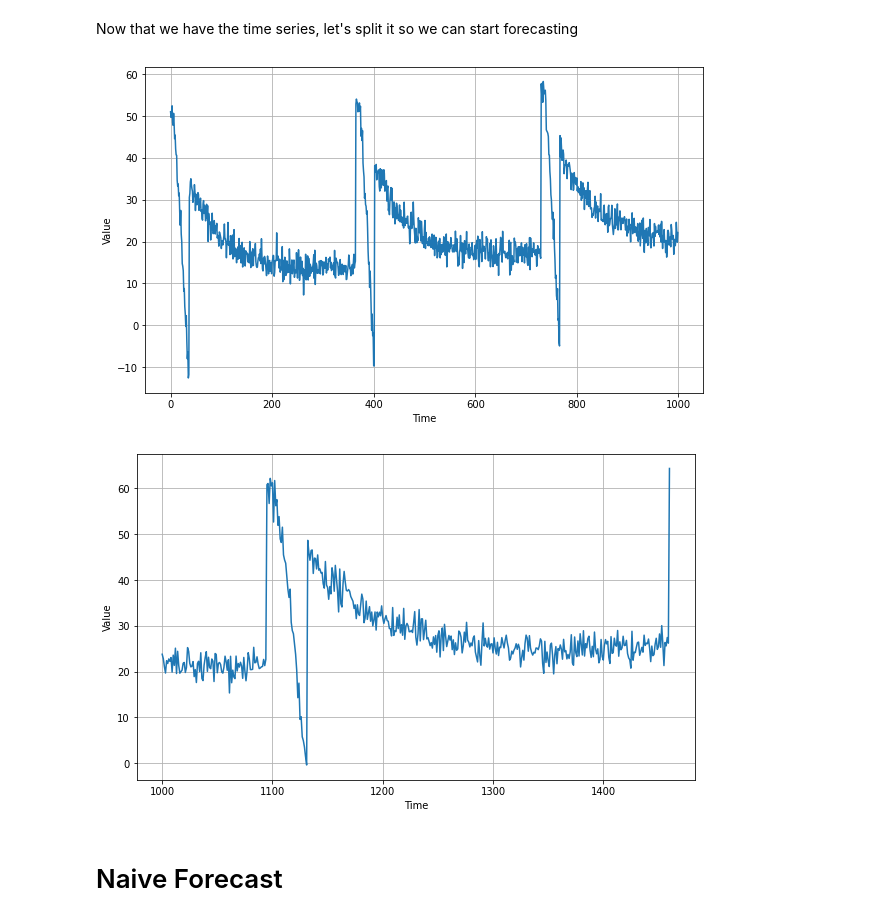
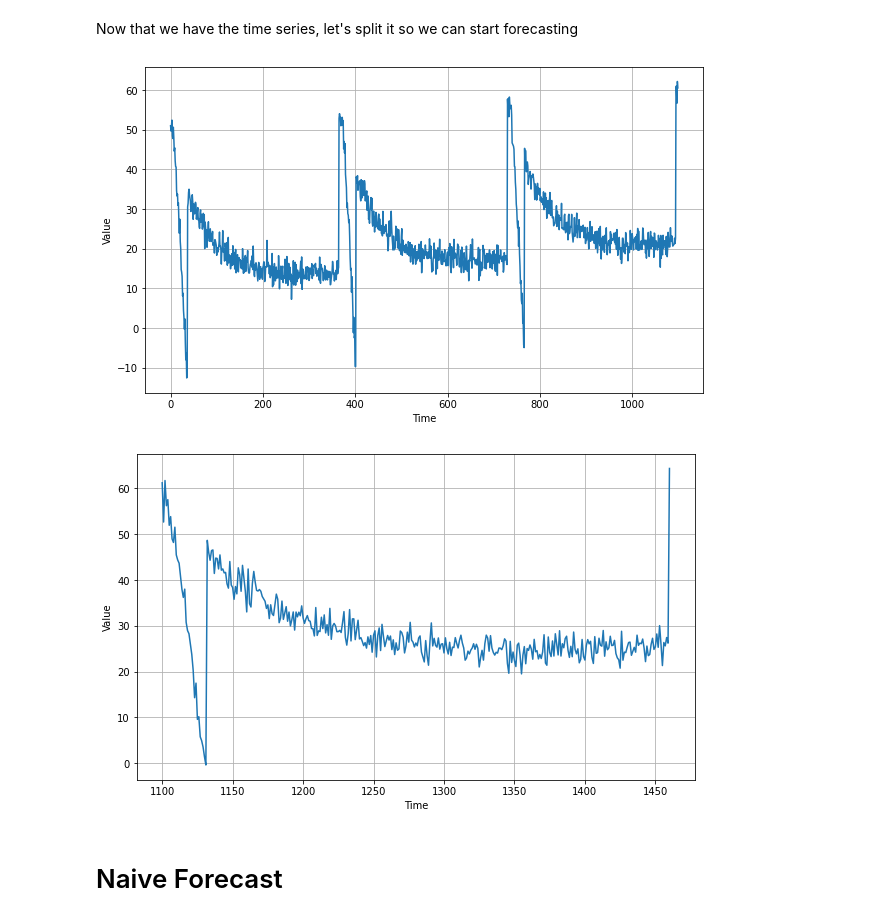
Before and after one commit to kenny08gt/coursera-tensorflow-js, a Jupyter notebook: TensorFlow In Practice/Course 4 - S+P/Week 1 Exercise Question.ipynb, the cells around one changed output. Saved outputs shown, nothing was run; the diff lists cells and outputs as text; code cells hidden in the pictures.

Commit message:
Improve graphs for time series exersice

```diff
--- a/TensorFlow In Practice/Course 4 - S+P/Week 1 Exercise Question.ipynb
+++ b/TensorFlow In Practice/Course 4 - S+P/Week 1 Exercise Question.ipynb
@@ -72,25 +74,25 @@ plt.show()
 # %% [markdown]
 Now that we have the time series, let's split it so we can start forecasting
 # %%
-split_time = 1000
+split_time = 1100
 time_train = time[:split_time]
 x_train = series[:split_time]
 time_valid = time[split_time:]
 x_valid = series[split_time:]
 plt.figure(figsize=(10, 6))
 plot_series(time_train, x_train)
 plt.show()
 
 plt.figure(figsize=(10, 6))
 plot_series(time_valid, x_valid)
 plt.show()
 
 # EXPECTED OUTPUT
 # Chart WITH 4 PEAKS between 50 and 65 and 3 troughs between -12 and 0
 # Chart with 2 Peaks, first at slightly above 60, last at a little more than that, should also have a single trough at about 0
 # %% [output]
-[figure, old version]
+[figure, new version]
-[figure, old version]
+[figure, new version]
 # %% [markdown]
 # Naive Forecast
 # %%
```
Also changed, not shown: parts of 11 cells of this notebook.
